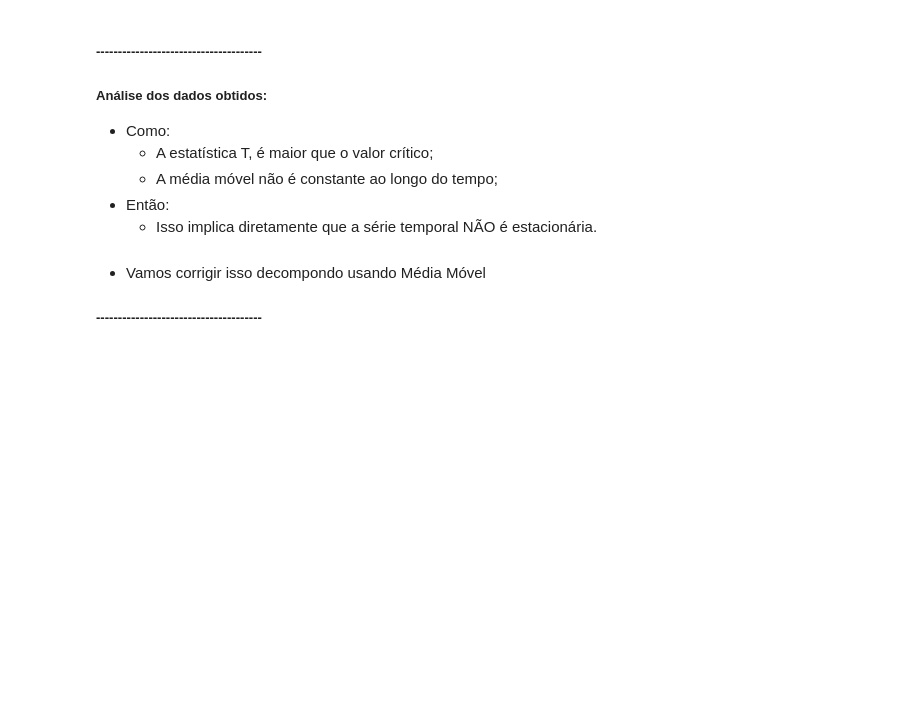
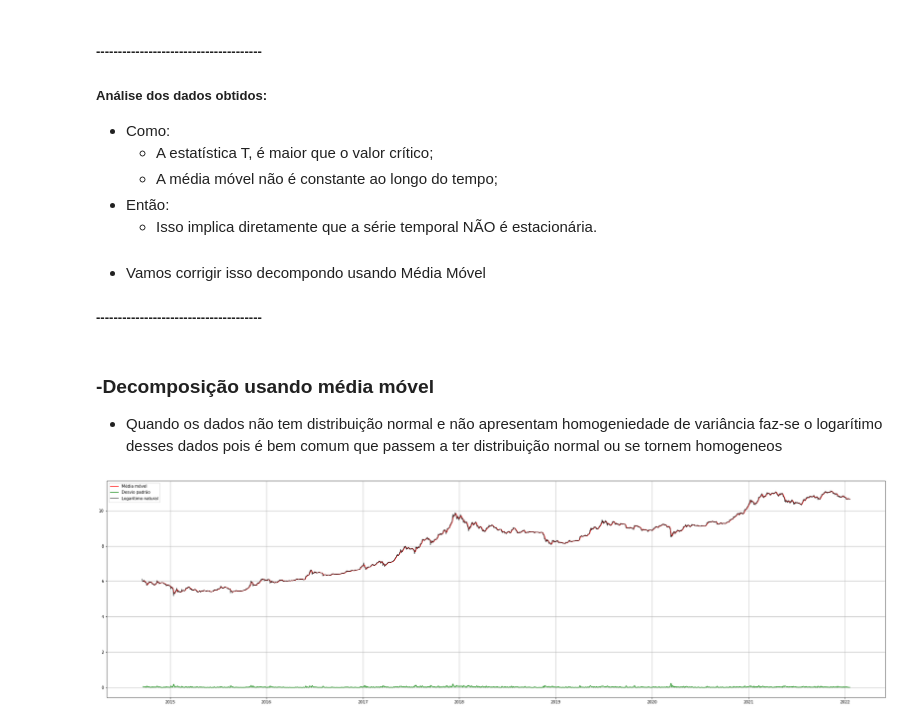
Before and after one commit to luanzitto/BitCoin_forecast, a Jupyter notebook: InitialExploration.ipynb, the cells around one changed output. Drawn from its saved outputs; the diff is of its cells as text; code cells hidden in the pictures; blank space fills up the shorter version.

```diff
--- a/InitialExploration.ipynb
+++ b/InitialExploration.ipynb
@@ -148,3 +159,23 @@ dtype: float64
 ##
 - Vamos corrigir isso decompondo usando Média Móvel
 ##### --------------------------------------
+# %% [markdown]
+### -Decomposição usando média móvel
+
+- Quando os dados não tem distribuição normal e não apresentam homogeniedade de variância faz-se o logarítimo desses dados pois é bem comum que passem a ter distribuição normal ou se tornem homogeneos
+# %%
+lna = np.log(df)
+mm = lna.rolling(window=5).mean()
+dp = lna.rolling(window=5).std()
+# %%
+# Plotando informações
+plt.figure(figsize=(35,10))
+plt.plot(mm, c='r', label='Média móvel')
+plt.plot(dp, c='g', label='Desvio padrão')
+plt.plot(lna, c='black', alpha= 0.7 , label='Logarítimo natural')
+
+plt.grid()
+plt.legend()
+plt.show()
+# %% [output]
+[figure, added]
```
Also changed, not shown: parts of 8 cells of this notebook.
